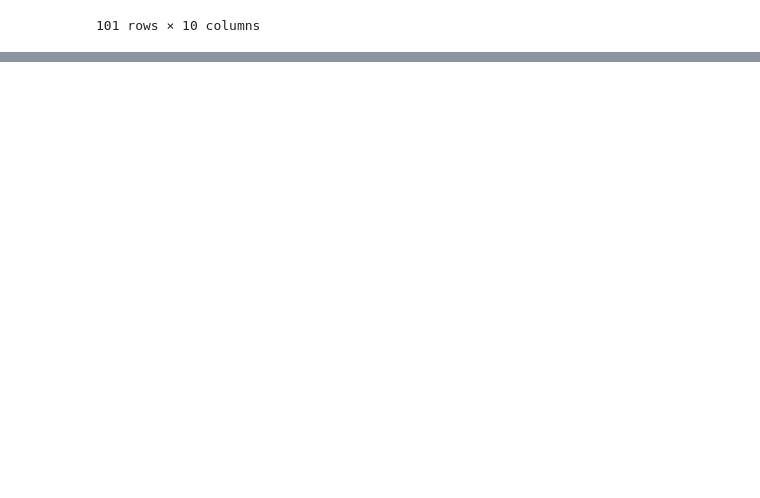
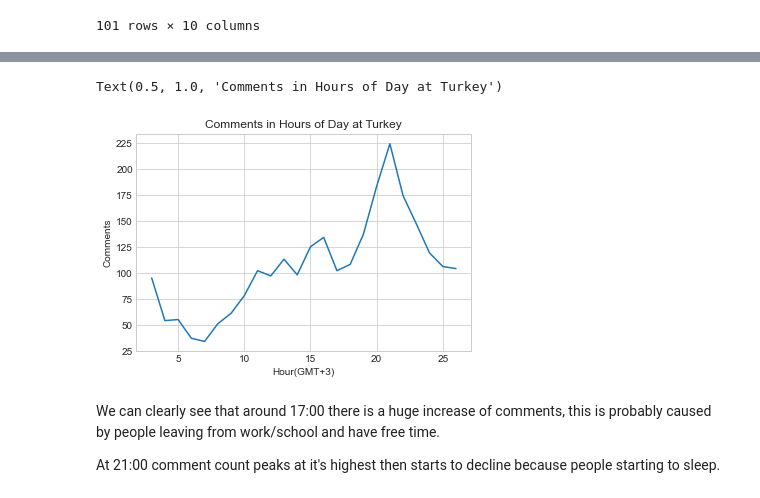
Before and after one commit to uguraskar/reddit_analysis, a Jupyter notebook: reddit_analysis.ipynb, the cells around one changed output, grey strips where cells are left out. Saved outputs shown, nothing was run; the diff lists cells and outputs as text; code cells hidden in the pictures; blank space fills up the shorter version.

```diff
--- a/reddit_analysis.ipynb
+++ b/reddit_analysis.ipynb
@@ -627,0 +770,22 @@ Inserted rows between 4240001 and 4250000
+# %%
+sql_command = """
+SELECT
+*
+FROM "EDW"."DWH_REDDIT_LANGUAGE_HOURLY_COMMENTS"
+WHERE LANGUAGE_CODE = 'tr';
+"""
+df_hourly_language_comments = pd.read_sql(sql_command,conn)
+df_hourly_language_comments['percentage'] = round(df_hourly_language_comments['percentage'],ndigits=4)*100
+df_hourly_language_comments['gmt_p3_hour'] = df_hourly_language_comments['utc_hour']+3%24
+
+plt.plot(df_hourly_language_comments['gmt_p3_hour'], df_hourly_language_comments['comment_count'])
+plt.xlabel('Hour(GMT+3)')
+plt.ylabel('Comments')
+plt.title('Comments in Hours of Day at Turkey')
+# %% [output]
+Text(0.5, 1.0, 'Comments in Hours of Day at Turkey')
+[figure, added]
+# %% [markdown]
+We can clearly see that around 17:00 there is a huge increase of comments, this is probably caused by people leaving from work/school and have free time.
+
+At 21:00 comment count peaks at it's highest then starts to decline because people starting to sleep.
```
Also changed, not shown: parts of 27 cells of this notebook, 4 other files.
